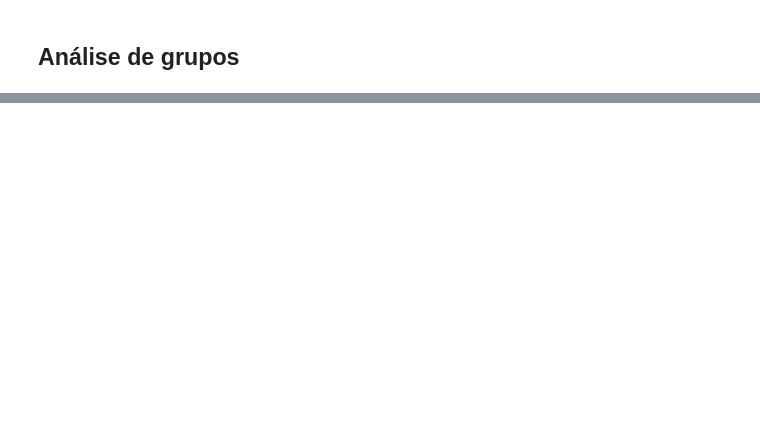
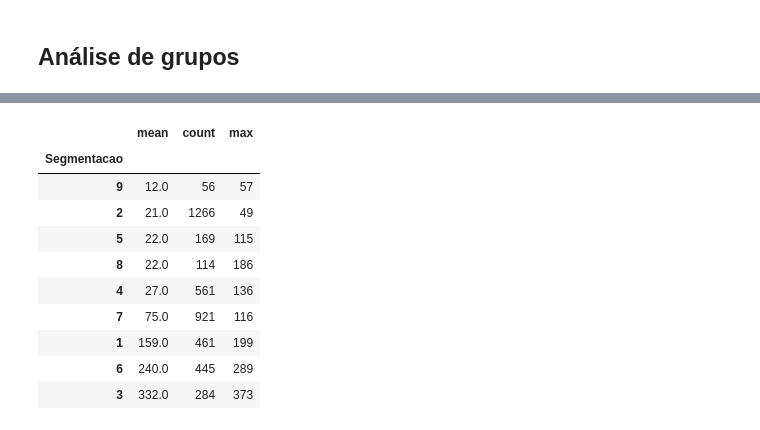
Before and after one commit to wander-asb/Customer_Segmentation, a Jupyter notebook: Segmentação_de_consumidores.ipynb, the cells around one changed output, grey strips where cells are left out. Cells and saved outputs as stored; diff of their text form; code cells hidden in the pictures; blank space fills up the shorter version.

```diff
--- a/Segmentação_de_consumidores.ipynb
+++ b/Segmentação_de_consumidores.ipynb
@@ -315,0 +348,14 @@ df_model[['Segmentacao','Montante','Recencia','Frequencia','LTV']].groupby('Segm
+# %%
+tabela_segmentacao['Recencia'].sort_values('mean')
+# %% [output]
+|  | mean | count | max |
+| Segmentacao |  |  |  |
+| 9 | 12.0 | 56 | 57 |
+| 2 | 21.0 | 1266 | 49 |
+| 5 | 22.0 | 169 | 115 |
+| 8 | 22.0 | 114 | 186 |
+| 4 | 27.0 | 561 | 136 |
+| 7 | 75.0 | 921 | 116 |
+| 1 | 159.0 | 461 | 199 |
+| 6 | 240.0 | 445 | 289 |
+| 3 | 332.0 | 284 | 373 |
```
Also changed, not shown: parts of 6 cells of this notebook.
